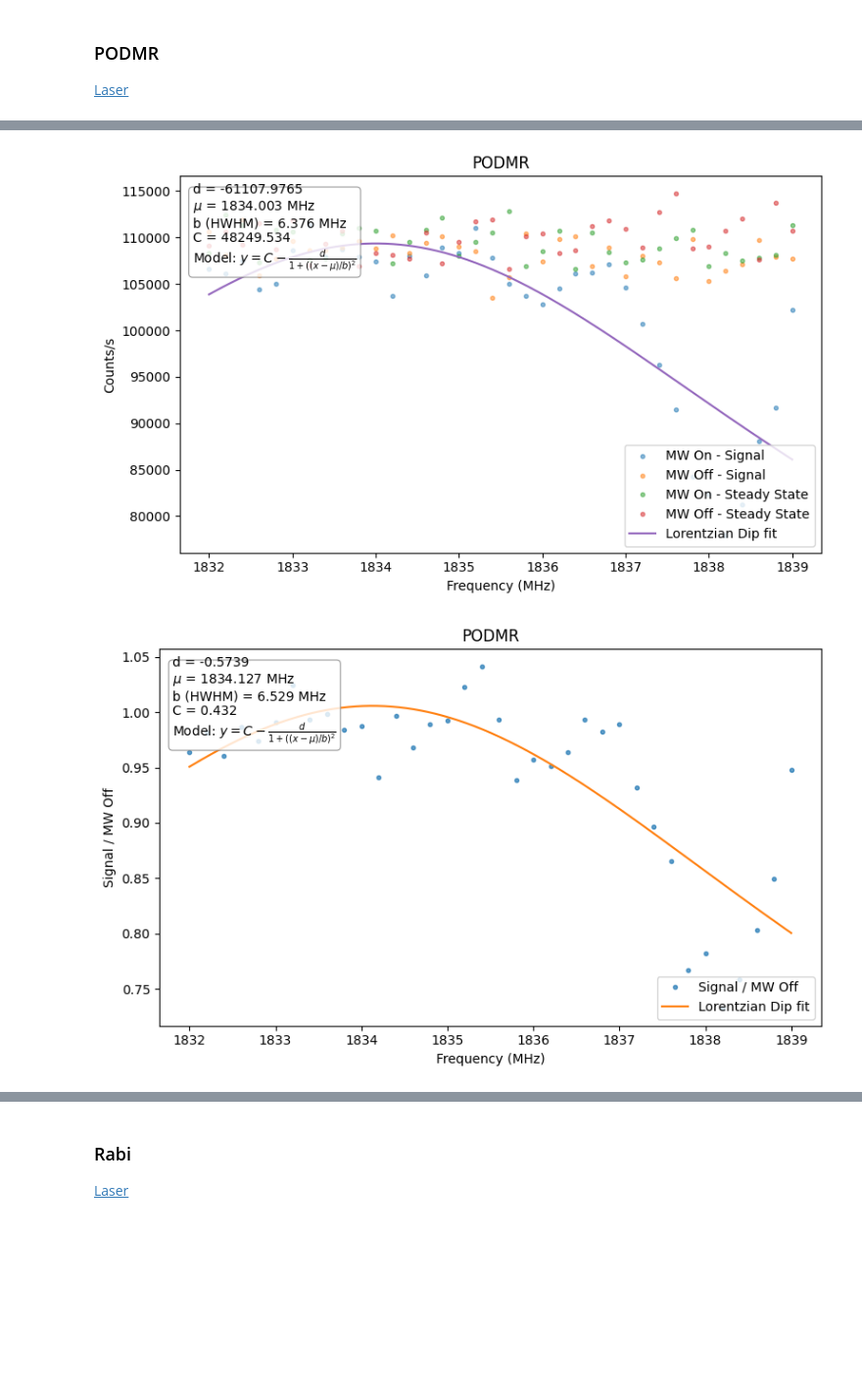
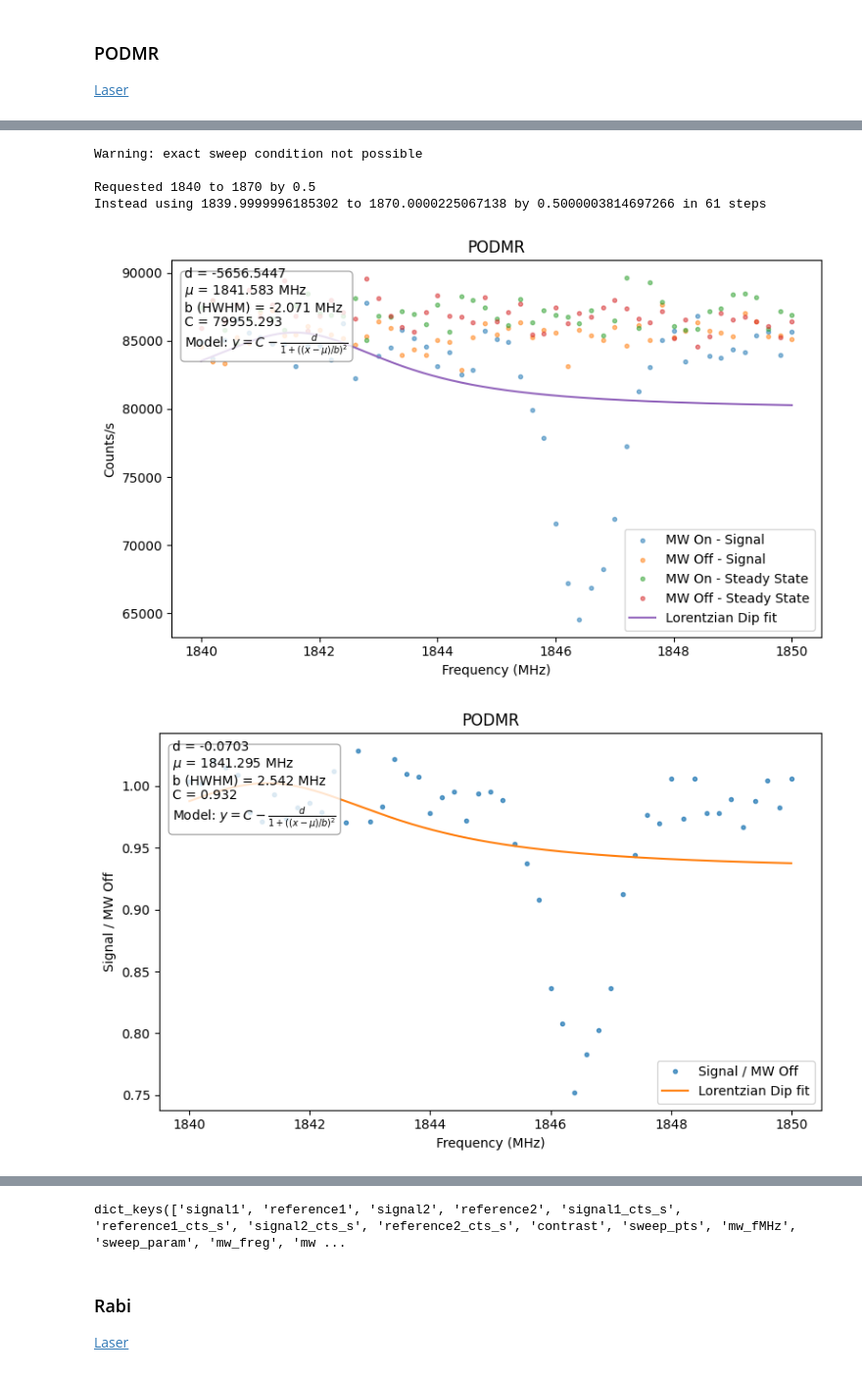
Before and after one commit to vsmar/qick-dawg, a Jupyter notebook: jupyter_notebooks/fine_time_counting_demo.ipynb, the cells around one changed output, grey strips where cells are left out. Shown at 98% size. Cells and saved outputs as stored; diff of their text form; code cells hidden in the pictures; blank space fills up the shorter version.

```diff
--- a/jupyter_notebooks/fine_time_counting_demo.ipynb
+++ b/jupyter_notebooks/fine_time_counting_demo.ipynb
@@ -67,11 +67,11 @@ default_config.edge_counting = True
 default_config.high_threshold = 8000
 default_config.low_threshold = 500
 
-# MW pulse parameters
-default_config.mw_pi_ftns = 48.12
+# MW pulse parameters # TODO: Adjust these for your set-up / NV
+default_config.mw_pi_ftns = 65.8
 default_config.mw_pi2_ftns = default_config.mw_pi_ftns / 2
 default_config.mw_nqz = 1
-default_config.mw_fMHz = 1845.8-0.195-0.2
+default_config.mw_fMHz = 1838 + 8.33
 default_config.mw_gain = 32767            # NOTE: Adjust based on your Amplifier
 
 # Timing delays
@@ -133,6 +162,38 @@ Instead using 1832.0000003814696 to 1839.00001373291 by 0.20000038146972654 in 3
+# %%
+from qickdawg.finetimingsuite.podmr_fine_res import PODMRFineRes
+
+config = copy(default_config)
+
+# NOTE: If using a microwave frequency over 2.5 GHz, change default nqz from 1 to 2
+# default_config.mw_nqz = 2
+
+# frequency sweep parameters
+start_MHz = 1840
+stop_MHz = 1870
+step_MHz = 0.5
+
+config.add_linear_sweep('mw', 'fMHz', start=start_MHz, stop=stop_MHz, delta=step_MHz)
+
+# microwave amplifier gain
+config.mw_gain = 32767
+
+#pulse duration (ns)
+config.mw_pi_ftns = 70
+
+# number of repetitions
+config.reps = 150000
+
+prog = PODMRFineRes(config)
+podmr_data = prog.acquire(progress=True)
+# %% [output]
+Warning: exact sweep condition not possible
+
+Requested 1840 to 1870 by 0.5
+Instead using 1839.9999996185302 to 1870.0000225067138 by 0.5000003814697266 in 61 steps
 # %%
 Visualizer.plot_podmr(podmr_data)
 Visualizer.plot_podmr(podmr_data, fit=True, view='contrast')
+podmr_data.keys() # signal1 (MW on signal), signal2 (MW off signal - ie reference), reference1/2 (MW on/off steady state ref)
 # %% [output]
-[figure, old version]
+[figure, new version]
-[figure, old version]
+[figure, new version]
@@ -140,3 +200,4 @@ Visualizer.plot_podmr(podmr_data, fit=True, view='contrast')
+dict_keys(['signal1', 'reference1', 'signal2', 'reference2', 'signal1_cts_s', 'reference1_cts_s', 'signal2_cts_s', 'reference2_cts_s', 'contrast', 'sweep_pts', 'mw_fMHz', 'sweep_param', 'mw_freg', 'mw ...
 # %% [markdown]
 <a id="rabi"></a>
 ### Rabi
```
Also changed, not shown: parts of 20 cells of this notebook, 18 other files.
